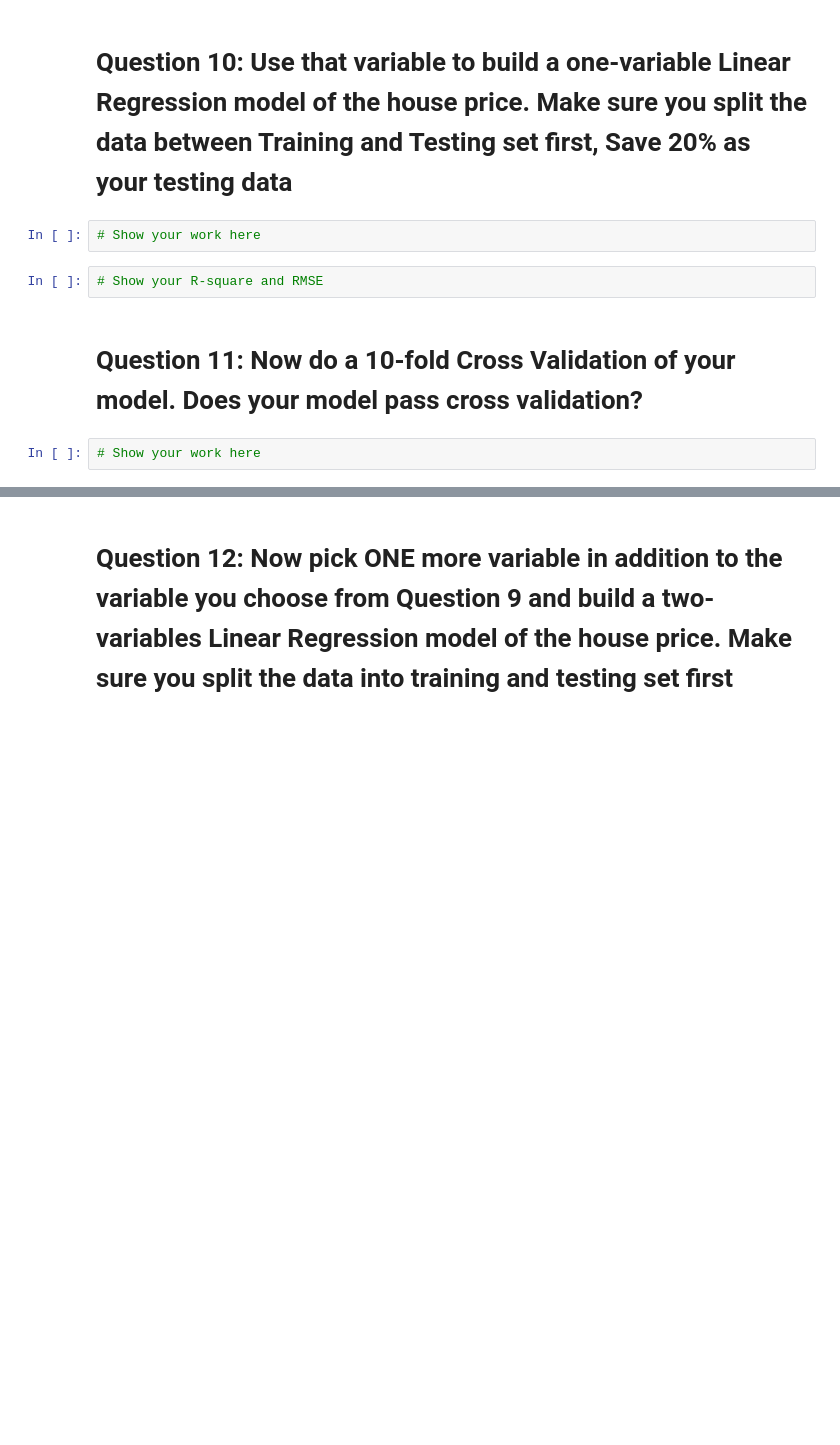
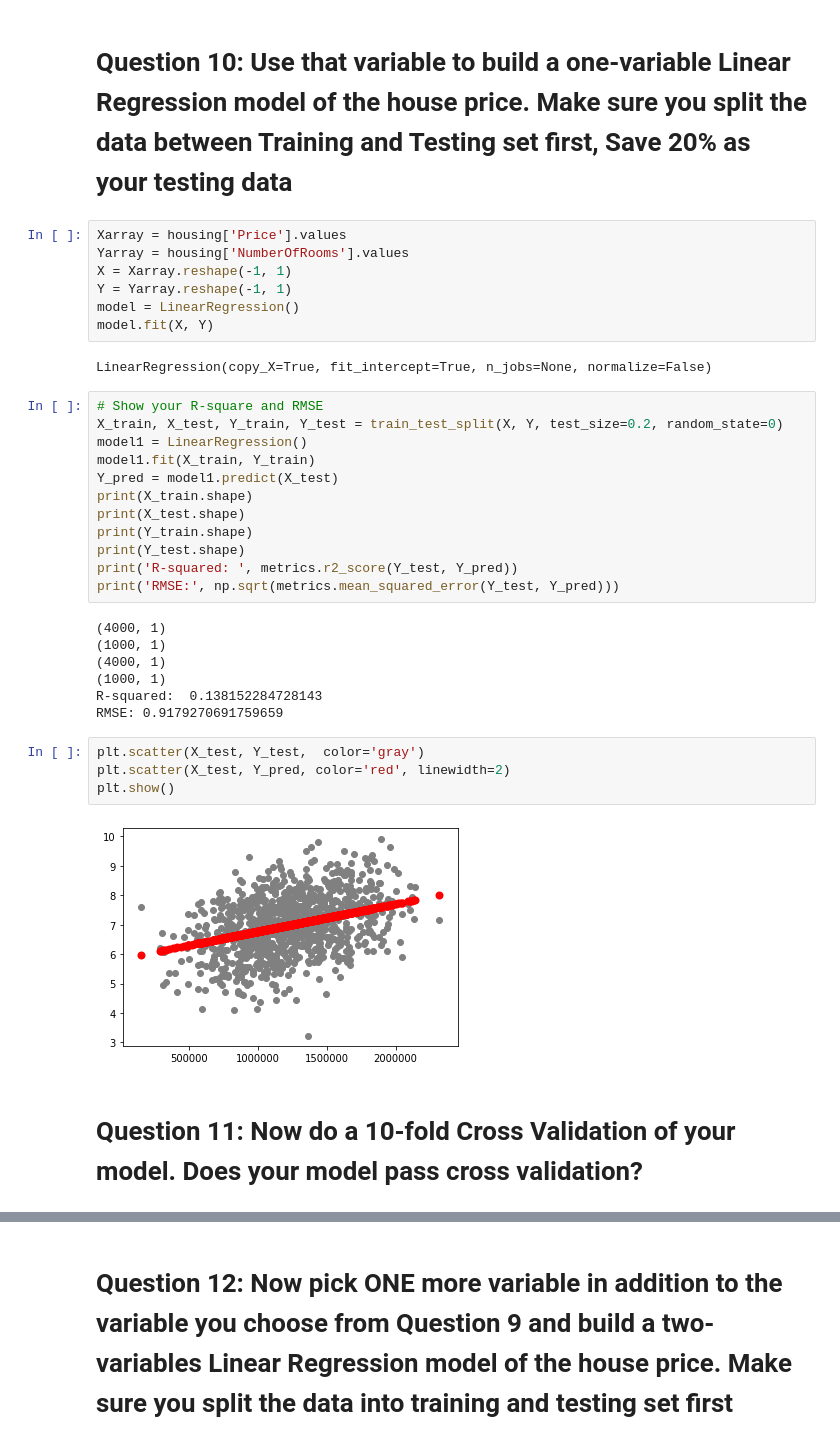
Before and after one commit to JazmynFuller/DataAnalytics, a Jupyter notebook: HW2.ipynb, the cells around one changed output, grey strips where cells are left out. Saved outputs shown, nothing was run; the diff lists cells and outputs as text; blank space fills up the shorter version.

```diff
--- a/HW2.ipynb
+++ b/HW2.ipynb
@@ -204,10 +241,38 @@ housing.plot(kind='scatter', x = "NumberOfRooms", y = "Price", color = "green");
 # %% [markdown]
 # Question 10:  Use that variable to build a one-variable Linear Regression model of the house price. Make sure you split the data between Training and Testing set first, Save 20% as your testing data
-# %%
-# Show your work here
-# %%
-# Show your R-square and RMSE
+# %%
+Xarray = housing['Price'].values
+Yarray = housing['NumberOfRooms'].values
+X = Xarray.reshape(-1, 1)
+Y = Yarray.reshape(-1, 1)
+model = LinearRegression()
+model.fit(X, Y)
+# %% [output]
+LinearRegression(copy_X=True, fit_intercept=True, n_jobs=None, normalize=False)
+# %%
+# Show your R-square and RMSE
+X_train, X_test, Y_train, Y_test = train_test_split(X, Y, test_size=0.2, random_state=0)
+model1 = LinearRegression()
+model1.fit(X_train, Y_train)
+Y_pred = model1.predict(X_test)
+print(X_train.shape)
+print(X_test.shape)
+print(Y_train.shape)
+print(Y_test.shape)
+print('R-squared: ', metrics.r2_score(Y_test, Y_pred))
+print('RMSE:', np.sqrt(metrics.mean_squared_error(Y_test, Y_pred)))
+# %% [output]
+(4000, 1)
+(1000, 1)
+(4000, 1)
+(1000, 1)
+R-squared:  0.138152284728143
+RMSE: 0.9179270691759659
+# %%
+plt.scatter(X_test, Y_test,  color='gray')
+plt.scatter(X_test, Y_pred, color='red', linewidth=2)
+plt.show()
+# %% [output]
+[figure, added]
 # %% [markdown]
 # Question 11: Now do a 10-fold Cross Validation of your model. Does your model pass cross validation?
-# %%
-# Show your work here
```
Also changed, not shown: parts of 13 cells of this notebook, 1 other file.
